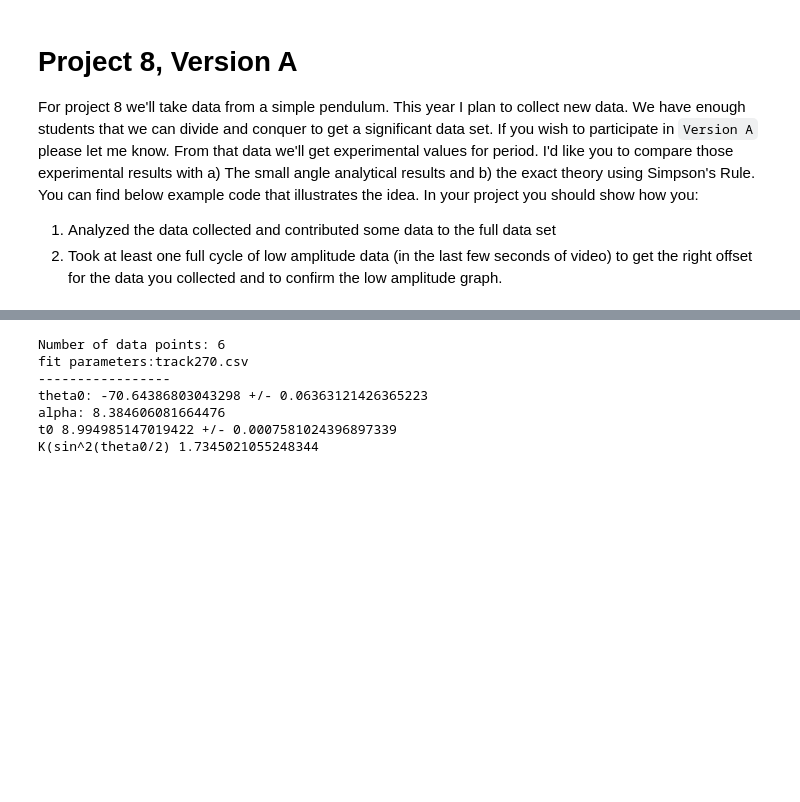
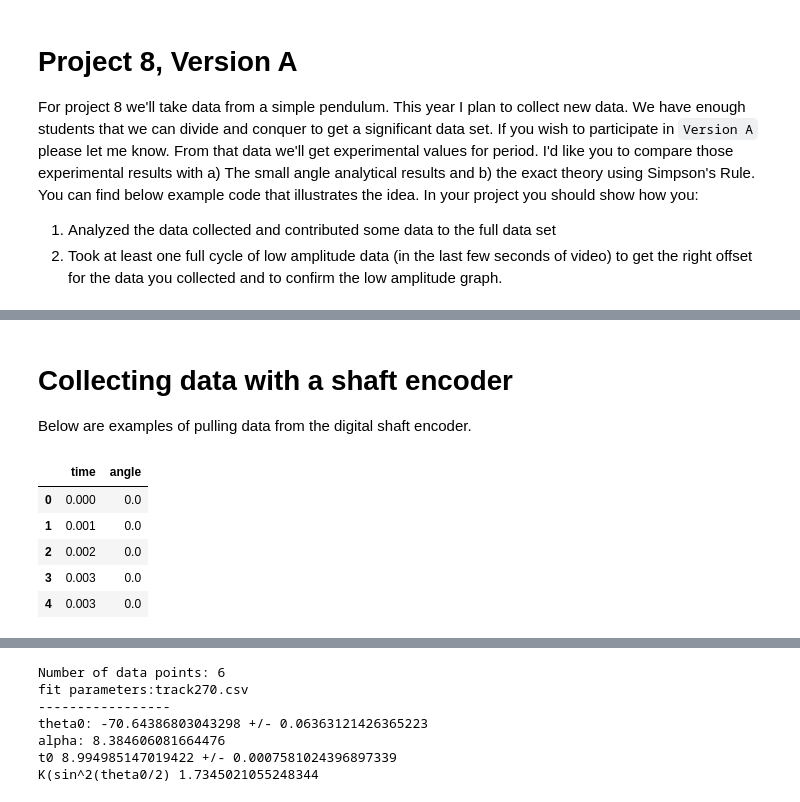
Before and after one commit to sspickle/sci-comp-notebooks, a Jupyter notebook: P08-LargeAmplitudePendulum.ipynb, the cells around one changed output, grey strips where cells are left out. Cells and saved outputs as stored; diff of their text form; code cells hidden in the pictures; blank space fills up the shorter version.

```diff
--- a/P08-LargeAmplitudePendulum.ipynb
+++ b/P08-LargeAmplitudePendulum.ipynb
@@ -144,0 +150,4 @@ For project 8 we'll take data from a simple pendulum. This year I plan to collec
+# %% [markdown]
+# Collecting data with a shaft encoder
+
+Below are examples of pulling data from the digital shaft encoder.
@@ -144,0 +157,10 @@ For project 8 we'll take data from a simple pendulum. This year I plan to collec
+# %%
+df_alex = pd.read_csv('2020_PendData/alex1.csv')
+df_alex.head()
+# %% [output]
+|  | time | angle |
+| 0 | 0.000 | 0.0 |
+| 1 | 0.001 | 0.0 |
+| 2 | 0.002 | 0.0 |
+| 3 | 0.003 | 0.0 |
+| 4 | 0.003 | 0.0 |
```
Also changed, not shown: parts of 10 cells of this notebook, 8 other files.
